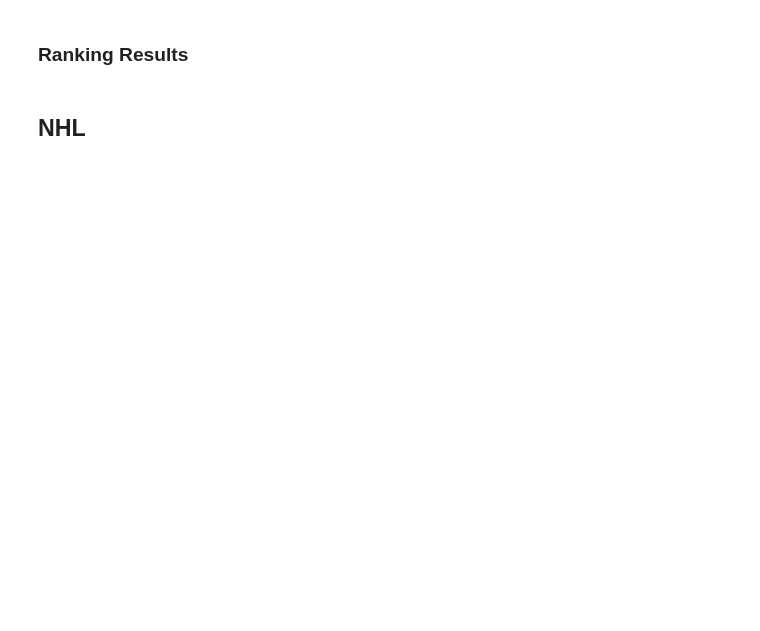
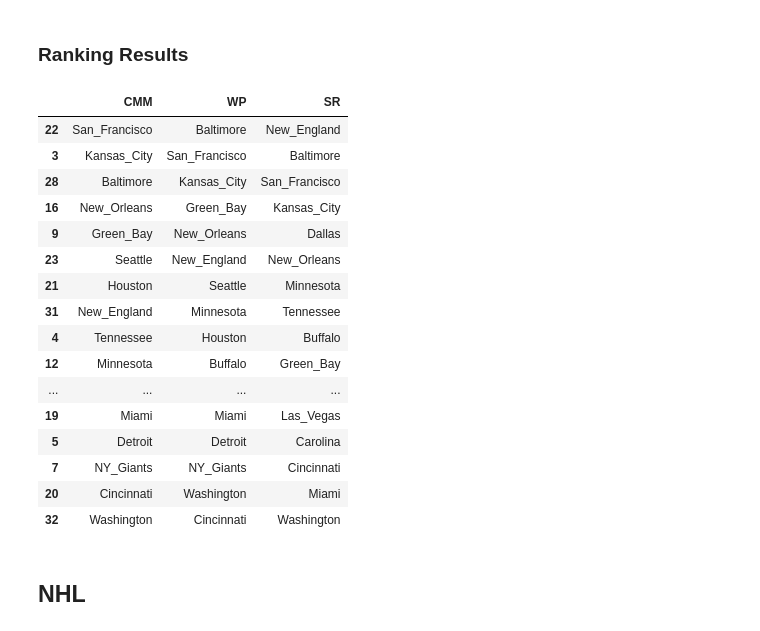
Before and after one commit to davidvenegasr/MetNum, a Jupyter notebook: tp1/experimentos/Analisis de Experimentos.ipynb, the cells around one changed output. Drawn from its saved outputs; the diff is of its cells as text; code cells hidden in the pictures; blank space fills up the shorter version.

```diff
--- a/tp1/experimentos/Analisis de Experimentos.ipynb
+++ b/tp1/experimentos/Analisis de Experimentos.ipynb
@@ -130,10 +319,28 @@ display(df_NFL)
 ### Ranking Results
 # %%
 df_NFL_rankings = df_NFL.drop(['team'],axis=1)
-df_NFL_rankings["CMM"] = df_NFL.sort_values(by=['CMM'], ascending=False)['team']
-df_NFL_rankings["WP"] = df_NFL.sort_values(by=['WP'], ascending=False)['team']
-df_NFL_rankings["SR"] = df_NFL.sort_values(by=['SR'], ascending=False)['team']
+df_NFL_rankings["CMM"] = df_NFL.sort_values(by=['CMM'], ascending=False)['team'].values
+df_NFL_rankings["WP"] = df_NFL.sort_values(by=['WP'], ascending=False)['team'].values
+df_NFL_rankings["SR"] = df_NFL.sort_values(by=['SR'], ascending=False)['team'].values
 display(df_NFL_rankings)
+# %% [output]
+|  | CMM | WP | SR |
+| 22 | San_Francisco | Baltimore | New_England |
+| 3 | Kansas_City | San_Francisco | Baltimore |
+| 28 | Baltimore | Kansas_City | San_Francisco |
+| 16 | New_Orleans | Green_Bay | Kansas_City |
+| 9 | Green_Bay | New_Orleans | Dallas |
+| 23 | Seattle | New_England | New_Orleans |
+| 21 | Houston | Seattle | Minnesota |
+| 31 | New_England | Minnesota | Tennessee |
+| 4 | Tennessee | Houston | Buffalo |
+| 12 | Minnesota | Buffalo | Green_Bay |
+| ... | ... | ... | ... |
+| 19 | Miami | Miami | Las_Vegas |
+| 5 | Detroit | Detroit | Carolina |
+| 7 | NY_Giants | NY_Giants | Cincinnati |
+| 20 | Cincinnati | Washington | Miami |
+| 32 | Washington | Cincinnati | Washington |
 # %% [markdown]
 ## NHL
 # %%
```
Also changed, not shown: parts of 21 cells of this notebook, 1 other file.
